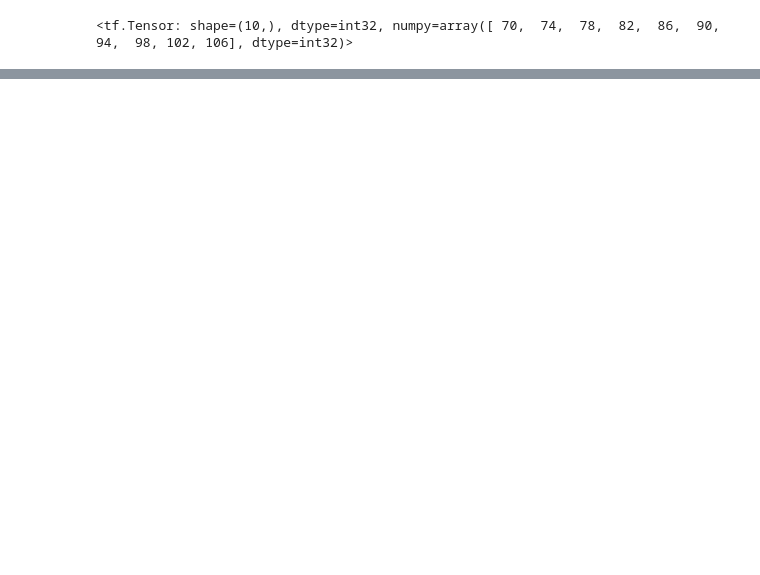
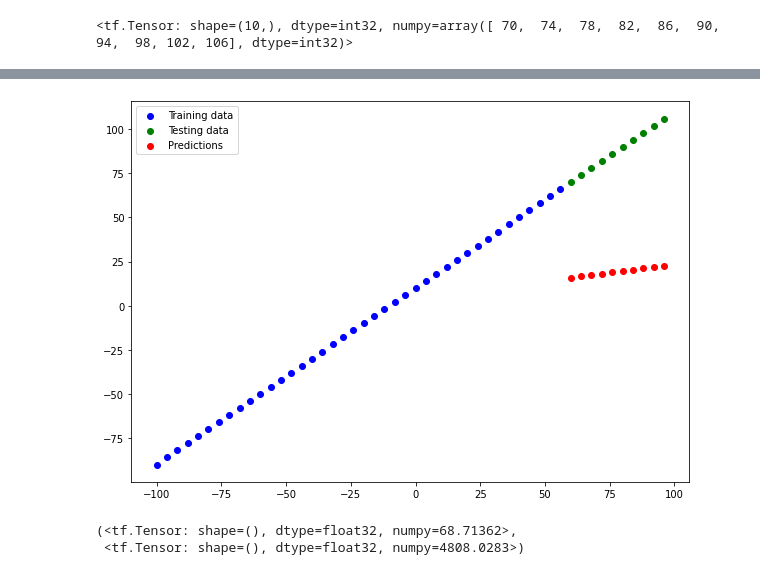
Before and after one commit to ThangDoan2001/TensorFlow_ZeroToHero, a Jupyter notebook: 01_neural_network_regression_with_tensorflow.ipynb, the cells around one changed output, grey strips where cells are left out. Drawn from its saved outputs; the diff is of its cells as text; code cells hidden in the pictures; blank space fills up the shorter version.

Commit message:
Tensorflow Neuralnetwork Regression Section 3 - 58 07062021

```diff
--- a/01_neural_network_regression_with_tensorflow.ipynb
+++ b/01_neural_network_regression_with_tensorflow.ipynb
@@ -586,0 +700,17 @@ mse
+# %%
+# Set the random seed
+tf.random.set_seed(42)
+
+# 1. Create a model_2
+model_2 = tf.keras.Sequential([
+  tf.keras.layers.Dense(10),
+  tf.keras.layers.Dense(1)
+])
+
+# 2. Compile the model
+model_2.compile(loss=tf.keras.losses.MAE,
+                optimizer=tf.keras.optimizers.SGD(),
+                metrics=["mse"])
+
+# 3. Fit the model
+model_2.fit(X_train, y_train, epochs=100)
@@ -586,0 +754,17 @@ mse
+# %%
+# Set the random seed
+tf.random.set_seed(42)
+
+# 1. Build the model
+model_3 = tf.keras.Sequential([
+ tf.keras.layers.Dense(10),
+ tf.keras.layers.Dense(1)
+], name="model_3")
+
+# 2. Compile the model
+model_3.compile(loss=tf.keras.losses.MAE,
+                optimizer=tf.keras.optimizers.SGD(),
+                metrics=["mse"])
+
+# 3. Fit the model
+model_3.fit(X_train, y_train, epochs=500)
@@ -586,0 +790,14 @@ mse
+# %%
+# Make and plot predictions of model_3
+y_preds_3 = model_3.predict(X_test)
+plot_predictions(predictions=y_preds_3)
+# %% [output]
+[figure, added]
+# %%
+# Calculate model_3 evaluation metrics
+mae_3 = mae(y_test, y_preds_3)
+mse_3 = mse(y_test, y_preds_3)
+mae_3, mse_3
+# %% [output]
+(<tf.Tensor: shape=(), dtype=float32, numpy=68.71362>,
+ <tf.Tensor: shape=(), dtype=float32, numpy=4808.0283>)
```
Also changed, not shown: parts of 50 cells of this notebook.
